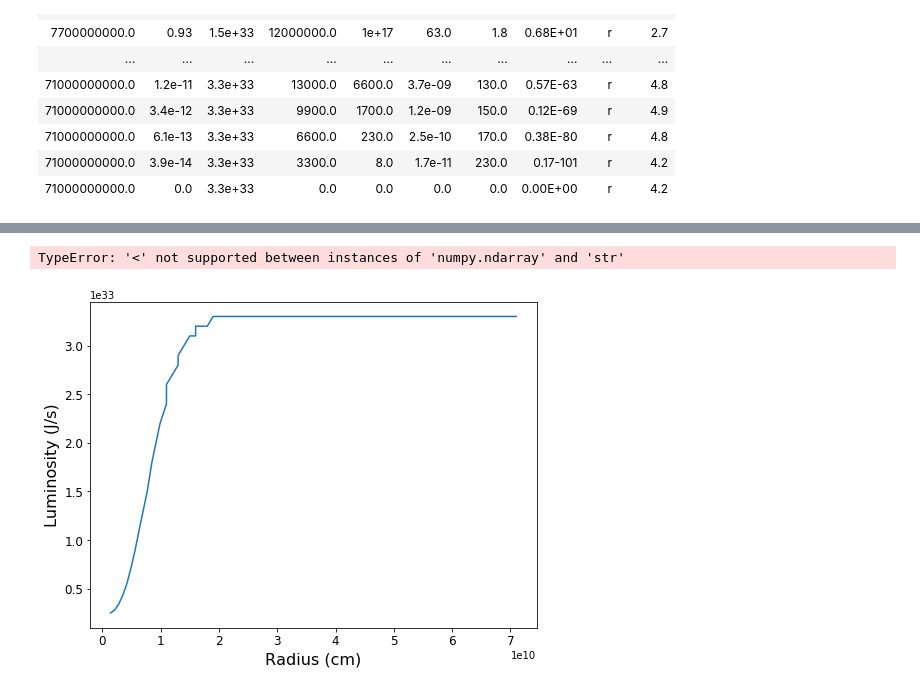
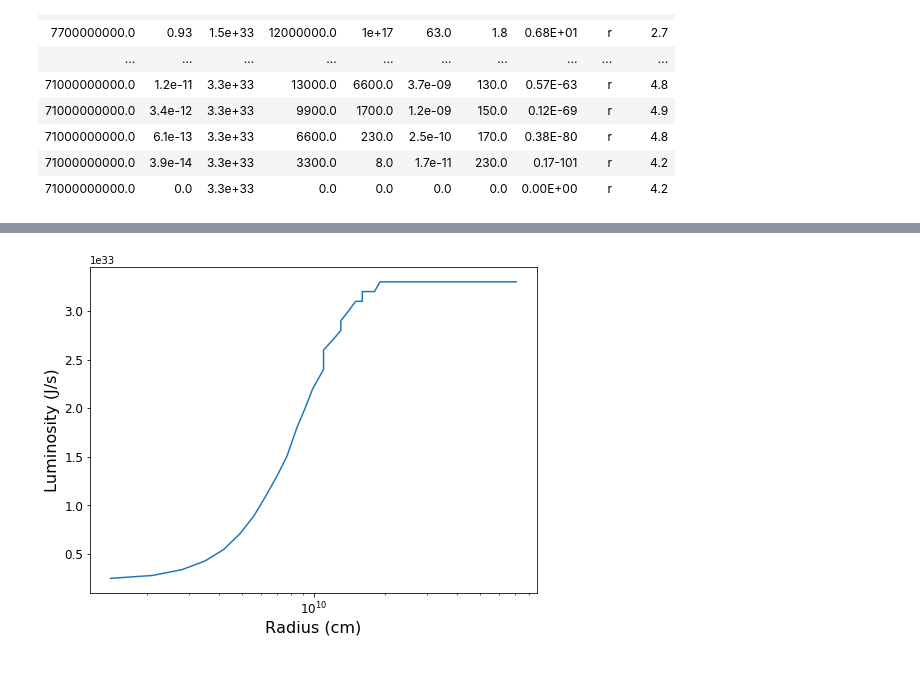
Before and after one commit to jl20agos/UndergradCW, a Jupyter notebook: StellarStructure.ipynb, the cells around one changed output, grey strips where cells are left out. Saved outputs shown, nothing was run; the diff lists cells and outputs as text; code cells hidden in the pictures.

```diff
--- a/StellarStructure.ipynb
+++ b/StellarStructure.ipynb
@@ -69,13 +66,12 @@ TypeError: '<' not supported between instances of 'numpy.ndarray' and 'str'
 # %%
 plt.figure(figsize=(8,6))
 plt.plot(star['r'],star['L_r'],label='Luminosity')
 plt.xlabel('Radius (cm)',fontsize=16)
 plt.ylabel('Luminosity (J/s)',fontsize=16)
 plt.xticks(fontsize=12)
 plt.yticks(fontsize=12)
 ax = plt.gca()
-ax.set_xticks('log')
-ax.st
+ax.set_xscale('log')
+#ax.st
 # %% [output]
-TypeError: '<' not supported between instances of 'numpy.ndarray' and 'str'
-[figure, old version]
+[figure, new version]
```
Also changed, not shown: parts of 3 cells of this notebook.
